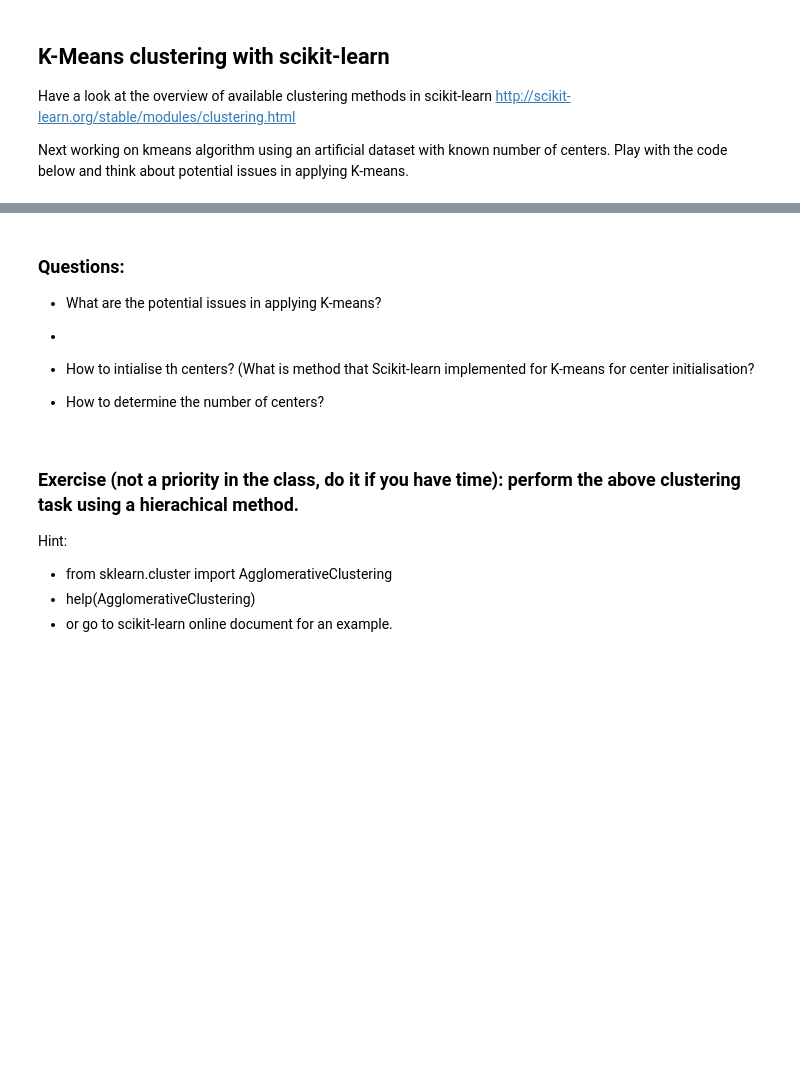
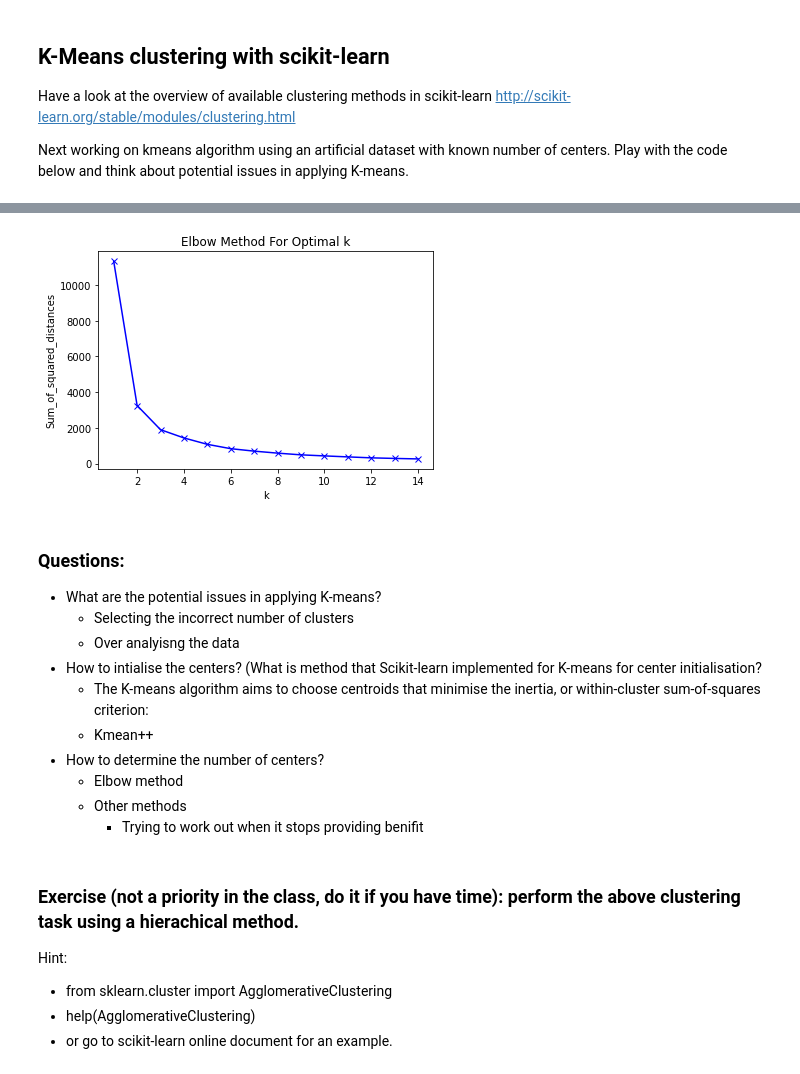
Before and after one commit to PhilipMottershead/CSM6420, a Jupyter notebook: Practical_3/pract.ipynb, the cells around one changed output, grey strips where cells are left out. Drawn from its saved outputs; the diff is of its cells as text; code cells hidden in the pictures; blank space fills up the shorter version.

```diff
--- a/Practical_3/pract.ipynb
+++ b/Practical_3/pract.ipynb
@@ -156,11 +158,32 @@ plt.title("Anisotropicly Distributed Blobs")
+# %%
+Sum_of_squared_distances = []
+K = range(1,15)
+for k in K:
+    km = KMeans(n_clusters=k,random_state=random_state)
+    km = km.fit(X_aniso)
+    Sum_of_squared_distances.append(km.inertia_)
+
+plt.plot(K, Sum_of_squared_distances, 'bx-')
+plt.xlabel('k')
+plt.ylabel('Sum_of_squared_distances')
+plt.title('Elbow Method For Optimal k')
+plt.show()
+# %% [output]
+[figure, added]
 # %% [markdown]
 ### Questions:
 
 - What are the potential issues in applying K-means?
--
-- How to intialise th centers? (What is method that Scikit-learn implemented for K-means for center initialisation?
-
+    - Selecting the incorrect number of clusters
+    - Over analyisng the data
+- How to intialise the centers? (What is method that Scikit-learn implemented for K-means for center initialisation?
+    - The K-means algorithm aims to choose centroids that minimise the inertia, or within-cluster sum-of-squares
+    criterion:
+    - Kmean++
 - How to determine the number of centers?
+    - Elbow method
+    - Other methods
+        - Trying to work out when it stops providing benifit
 # %% [markdown]
 ### Exercise (not a priority in the class, do it if you have time): perform the above clustering task using a hierachical method.
 
```
Also changed, not shown: parts of 10 cells of this notebook, 2 other files.
